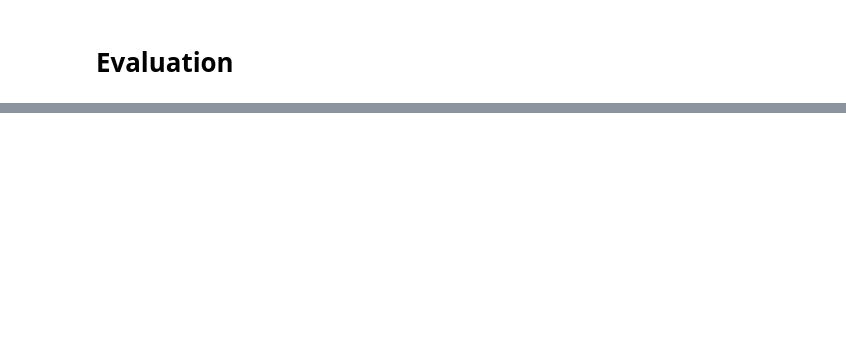
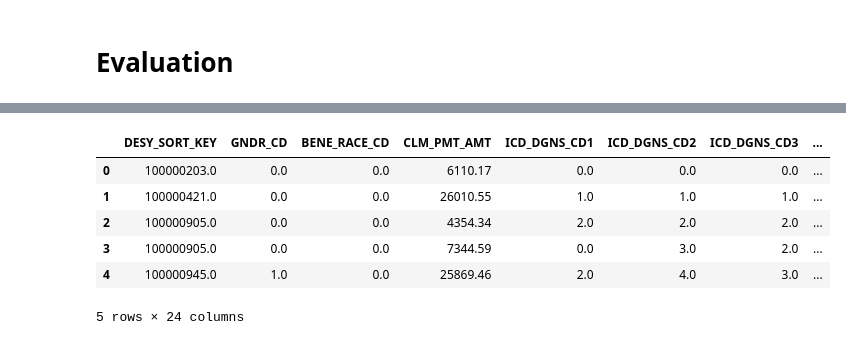
Before and after one commit to McKnightA/CSDI-for-DL-Project, a Jupyter notebook: model_final.ipynb, the cells around one changed output, grey strips where cells are left out. Drawn from its saved outputs; the diff is of its cells as text; code cells hidden in the pictures; blank space fills up the shorter version.

```diff
--- a/model_final.ipynb
+++ b/model_final.ipynb
@@ -1118,0 +1241,11 @@ tensor([154.0037, 205.7432, 120.5525, 172.4756,  28.5048,  70.9417,  48.3080,
+# %%
+data_for_imputation = data.copy()
+data_for_imputation.head()
+# %% [output]
+|  | DESY_SORT_KEY | GNDR_CD | BENE_RACE_CD | CLM_PMT_AMT | ICD_DGNS_CD1 | ICD_DGNS_CD2 | ICD_DGNS_CD3 | ... |
+| 0 | 100000203.0 | 0.0 | 0.0 | 6110.17 | 0.0 | 0.0 | 0.0 | ... |
+| 1 | 100000421.0 | 0.0 | 0.0 | 26010.55 | 1.0 | 1.0 | 1.0 | ... |
+| 2 | 100000905.0 | 0.0 | 0.0 | 4354.34 | 2.0 | 2.0 | 2.0 | ... |
+| 3 | 100000905.0 | 0.0 | 0.0 | 7344.59 | 0.0 | 3.0 | 2.0 | ... |
+| 4 | 100000945.0 | 1.0 | 0.0 | 25869.46 | 2.0 | 4.0 | 3.0 | ... |
+5 rows × 24 columns
```
Also changed, not shown: parts of 42 cells of this notebook.
